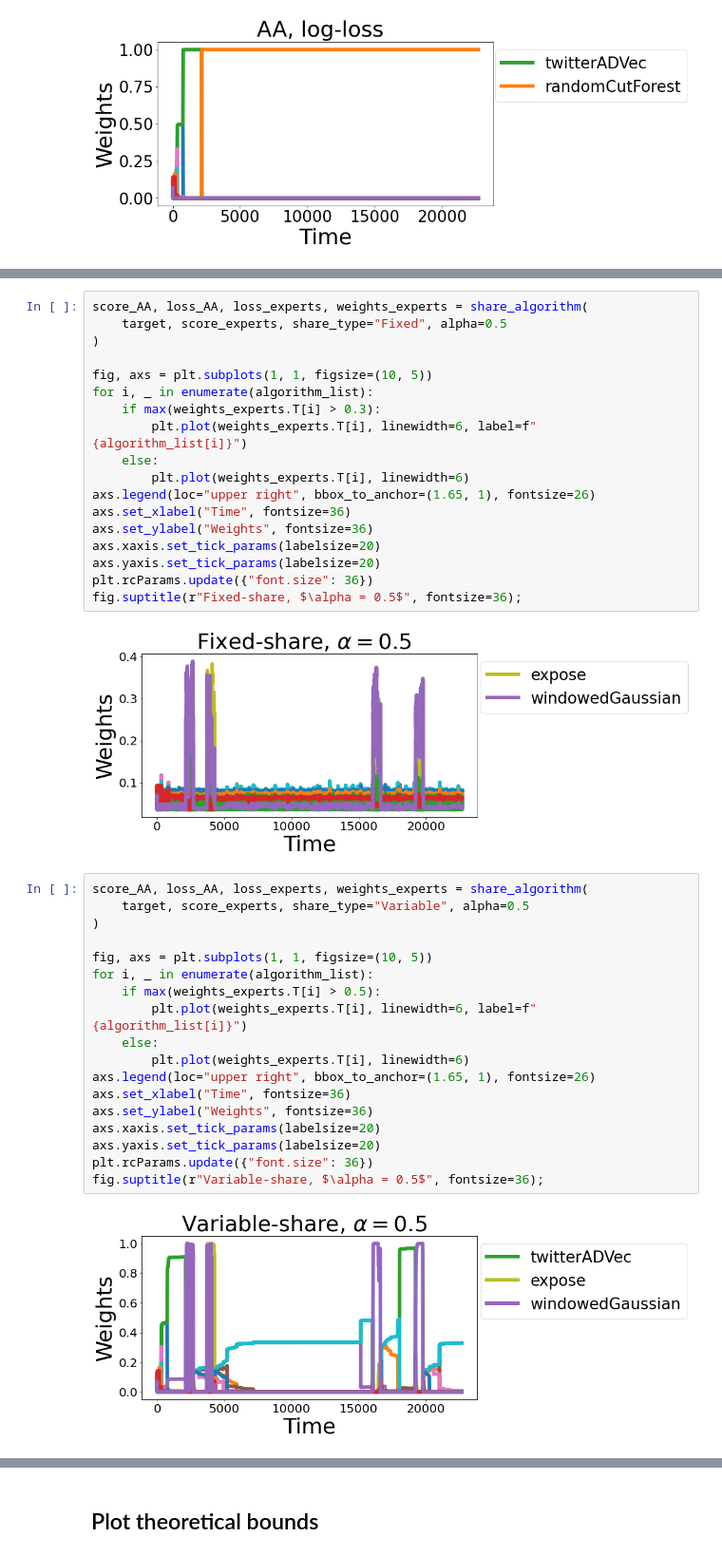
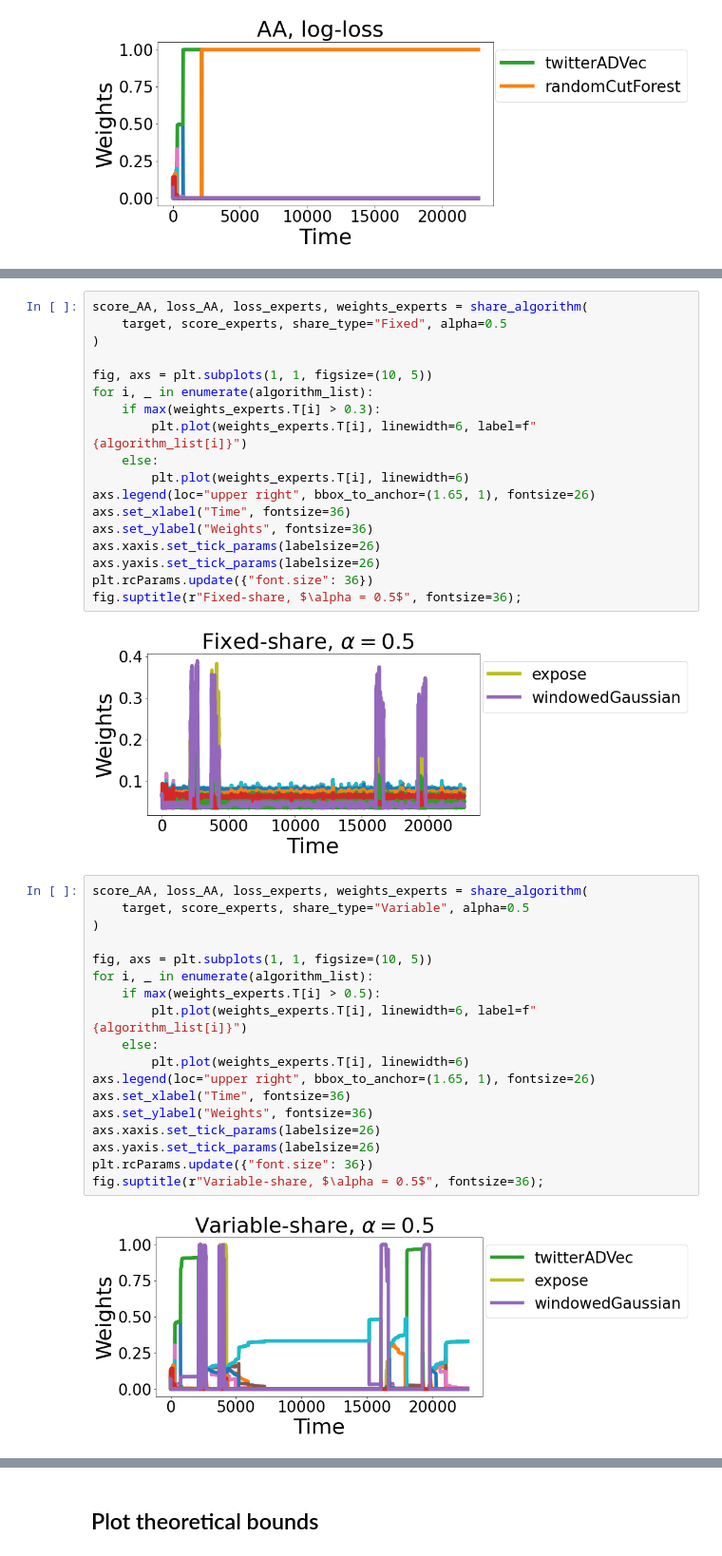
Before and after one commit to alan-turing-institute/anomaly_with_experts, a Jupyter notebook: results_plots.ipynb, the cells around one changed output, grey strips where cells are left out. Shown at 95% size. Saved outputs shown, nothing was run; the diff lists cells and outputs as text.

Commit message:
increase plots font

```diff
--- a/results_plots.ipynb
+++ b/results_plots.ipynb
@@ -192,32 +192,32 @@ for i, _ in enumerate(algorithm_list):
 axs.legend(loc="upper right", bbox_to_anchor=(1.65, 1), fontsize=26)
 axs.set_xlabel("Time", fontsize=36)
 axs.set_ylabel("Weights", fontsize=36)
-axs.xaxis.set_tick_params(labelsize=20)
-axs.yaxis.set_tick_params(labelsize=20)
+axs.xaxis.set_tick_params(labelsize=26)
+axs.yaxis.set_tick_params(labelsize=26)
 plt.rcParams.update({"font.size": 36})
 fig.suptitle(r"Fixed-share, $\alpha = 0.5$", fontsize=36);
 # %% [output]
-[figure, old version]
+[figure, new version]
 # %%
 score_AA, loss_AA, loss_experts, weights_experts = share_algorithm(
     target, score_experts, share_type="Variable", alpha=0.5
 )
 
 fig, axs = plt.subplots(1, 1, figsize=(10, 5))
 for i, _ in enumerate(algorithm_list):
     if max(weights_experts.T[i] > 0.5):
         plt.plot(weights_experts.T[i], linewidth=6, label=f"{algorithm_list[i]}")
     else:
         plt.plot(weights_experts.T[i], linewidth=6)
 axs.legend(loc="upper right", bbox_to_anchor=(1.65, 1), fontsize=26)
 axs.set_xlabel("Time", fontsize=36)
 axs.set_ylabel("Weights", fontsize=36)
-axs.xaxis.set_tick_params(labelsize=20)
-axs.yaxis.set_tick_params(labelsize=20)
+axs.xaxis.set_tick_params(labelsize=26)
+axs.yaxis.set_tick_params(labelsize=26)
 plt.rcParams.update({"font.size": 36})
 fig.suptitle(r"Variable-share, $\alpha = 0.5$", fontsize=36);
 # %% [output]
-[figure, old version]
+[figure, new version]
 # %%
 score_AA, loss_AA, loss_experts, weights_experts = share_algorithm(
     target, score_experts, share_type="Fixed", alpha=0.9
```
Also changed, not shown: parts of 10 cells of this notebook.
